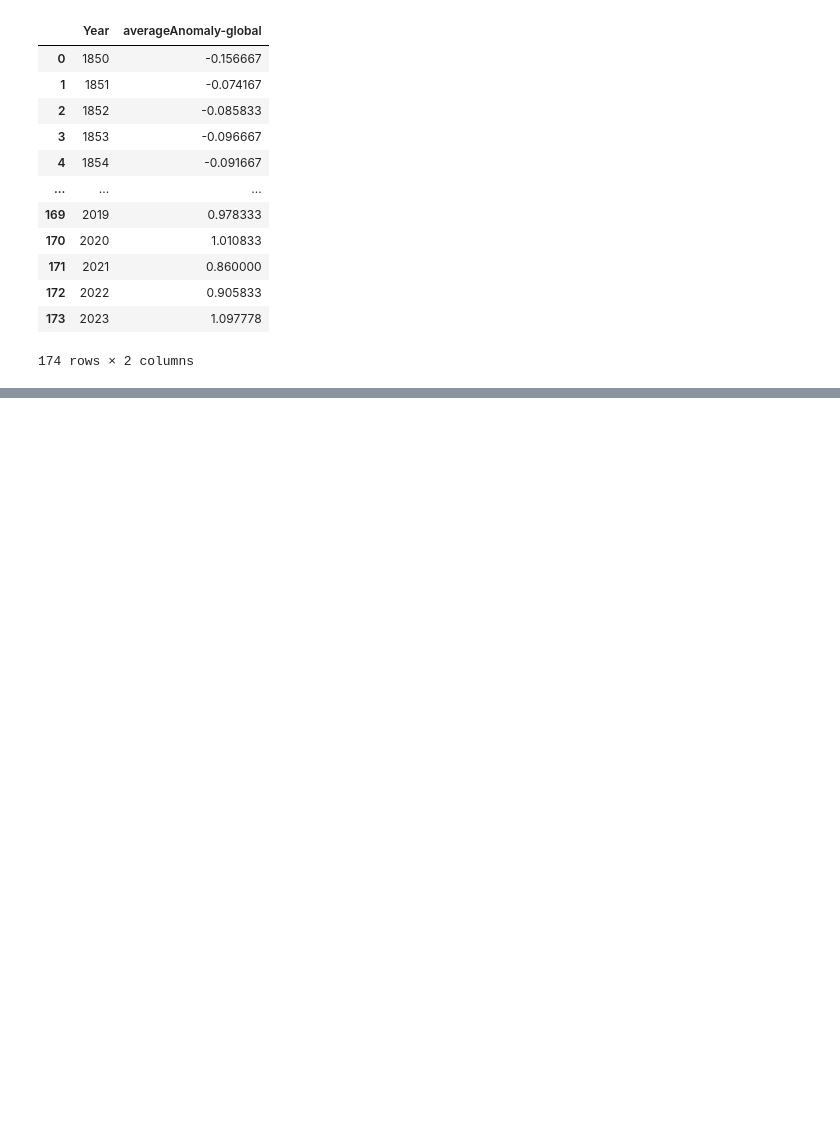
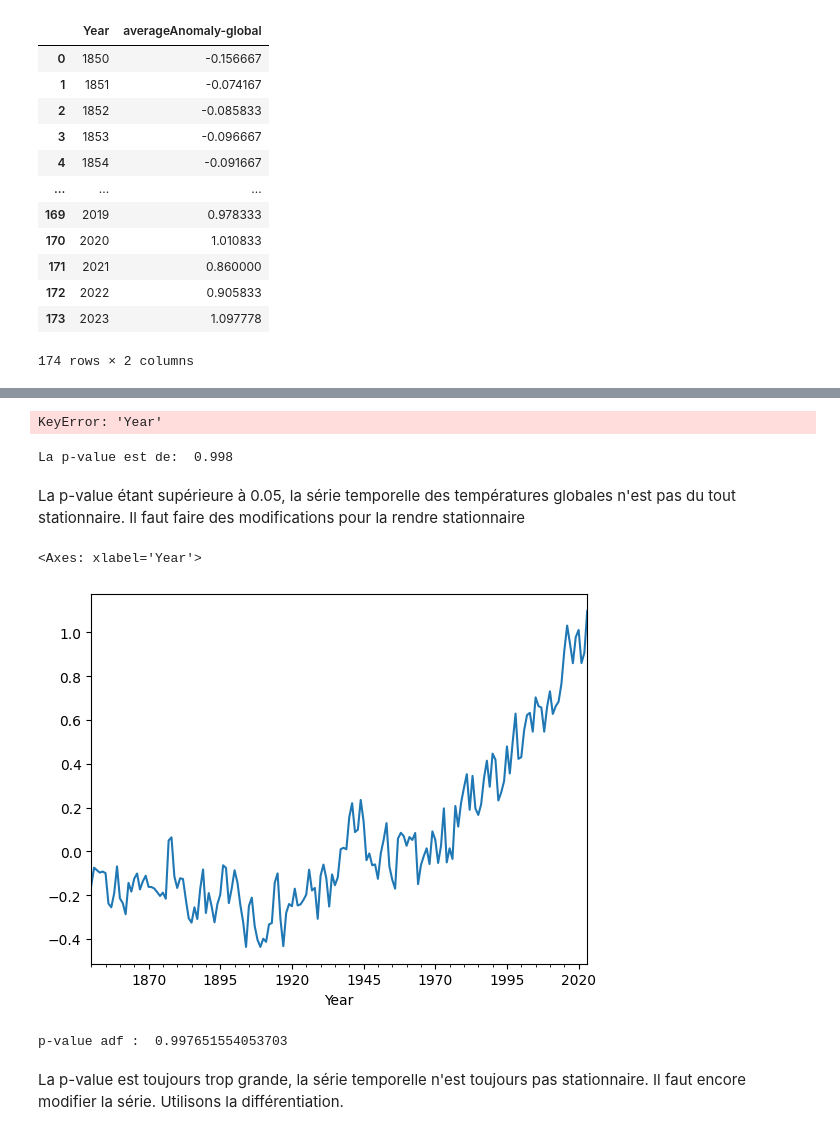
Before and after one commit to rodrigju/TimeSeries_ML, a Jupyter notebook: ML_projet.ipynb, the cells around one changed output, grey strips where cells are left out. Saved outputs shown, nothing was run; the diff lists cells and outputs as text; code cells hidden in the pictures; blank space fills up the shorter version.

```diff
--- a/ML_projet.ipynb
+++ b/ML_projet.ipynb
@@ -1144,0 +1151,35 @@ plt.plot(res.forecast(20))
+# %%
+data_mean_temperatures['Year'] = pd.to_datetime(data_mean_temperatures['Year'], format='%Y')
+data_mean_temperatures.set_index('Year', inplace=True)
+
+data_mean_temperatures.plot()
+# %% [output]
+KeyError: 'Year'
+# %%
+serie_temporelle = data_mean_temperatures[['averageAnomaly-global']]
+# %%
+from statsmodels.tsa.stattools import adfuller
+
+_, p, _, _, _, _ = adfuller(serie_temporelle)
+print("La p-value est de: ", round(p, 3))
+# %% [output]
+La p-value est de:  0.998
+# %% [markdown]
+La p-value étant supérieure à 0.05, la série temporelle des températures globales n'est pas du tout stationnaire.
+Il faut faire des modifications pour la rendre stationnaire
+# %%
+from statsmodels.tsa.seasonal import STL, seasonal_decompose
+out = seasonal_decompose(serie_temporelle)
+
+x =  out.observed - out.seasonal
+x.plot()
+# %% [output]
+<Axes: xlabel='Year'>
+[figure, added]
+# %%
+adf, pa, *_  = adfuller(x.dropna())
+print("p-value adf : ", pa)
+# %% [output]
+p-value adf :  0.997651554053703
+# %% [markdown]
+La p-value est toujours trop grande, la série temporelle n'est toujours pas stationnaire. Il faut encore modifier la série. Utilisons la différentiation.
```
Also changed, not shown: parts of 37 cells of this notebook.
